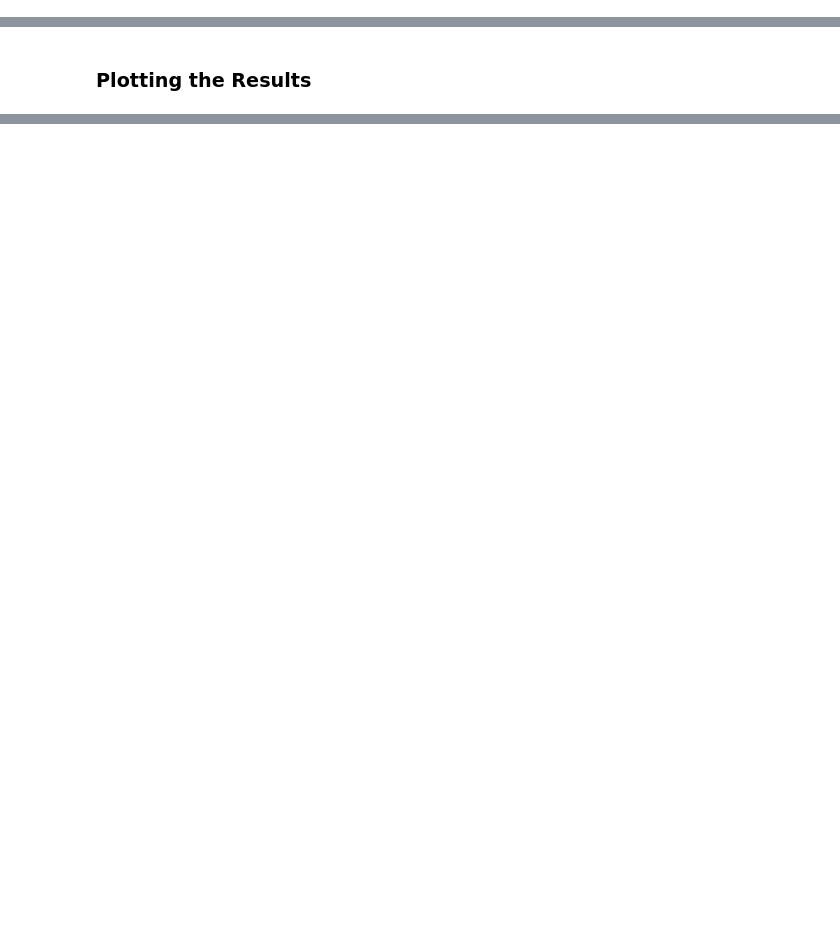
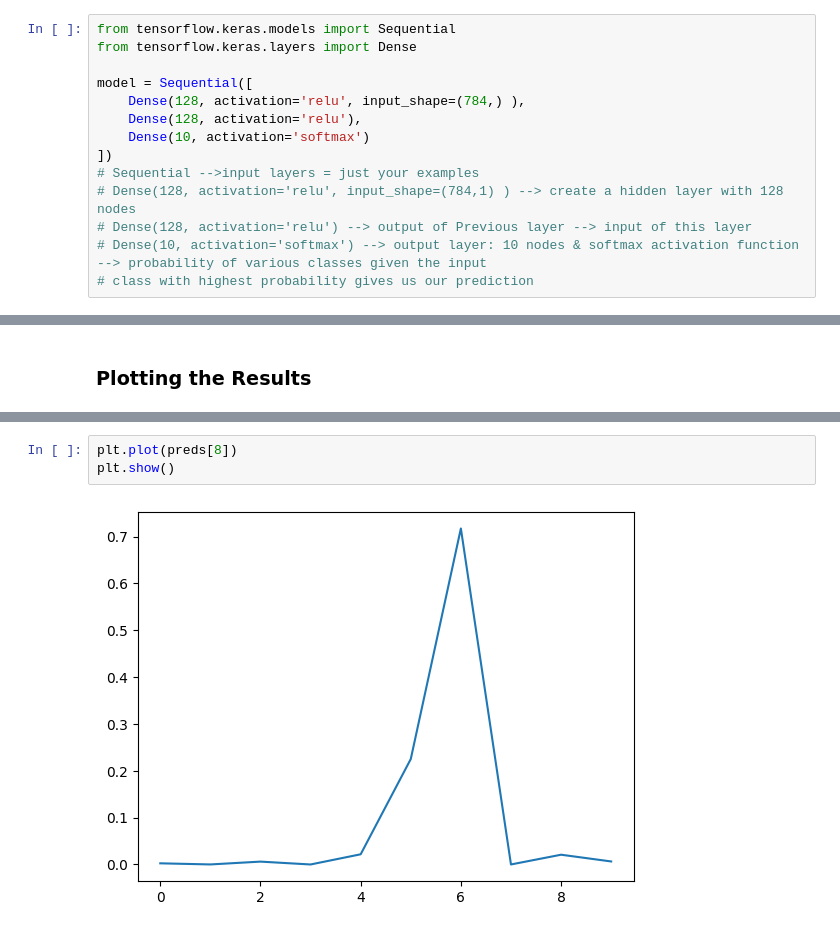
Before and after one commit to tanvirsweb/Image_Classification_with_TensorFlow_MachineLearning-ML-, a Jupyter notebook: 01_Student_Notebook.ipynb, the cells around one changed output, grey strips where cells are left out. Drawn from its saved outputs; the diff is of its cells as text; blank space fills up the shorter version.

```diff
--- a/01_Student_Notebook.ipynb
+++ b/01_Student_Notebook.ipynb
@@ -170,6 +203,20 @@ This model is much more likely to solve the problem as it can learn more complex
 # %% [markdown]
 # Task 6: Creating a Model
 ### Creating the Model
+# %%
+from tensorflow.keras.models import Sequential
+from tensorflow.keras.layers import Dense
+
+model = Sequential([
+    Dense(128, activation='relu', input_shape=(784,) ),
+    Dense(128, activation='relu'),
+    Dense(10, activation='softmax')
+])
+# Sequential -->input layers = just your examples
+# Dense(128, activation='relu', input_shape=(784,1) ) --> create a hidden layer with 128 nodes
+# Dense(128, activation='relu') --> output of Previous layer --> input of this layer
+# Dense(10, activation='softmax') --> output layer: 10 nodes & softmax activation function --> probability of various classes given the input
+# class with highest probability gives us our prediction
 # %% [markdown]
 ### Activation Functions
 
@@ -203,0 +320,5 @@ Graphical representation of a node where the two operations are performed:
+# %%
+plt.plot(preds[8])
+plt.show()
+# %% [output]
+[figure, added]
```
Also changed, not shown: parts of 10 cells of this notebook, 2 other files.
